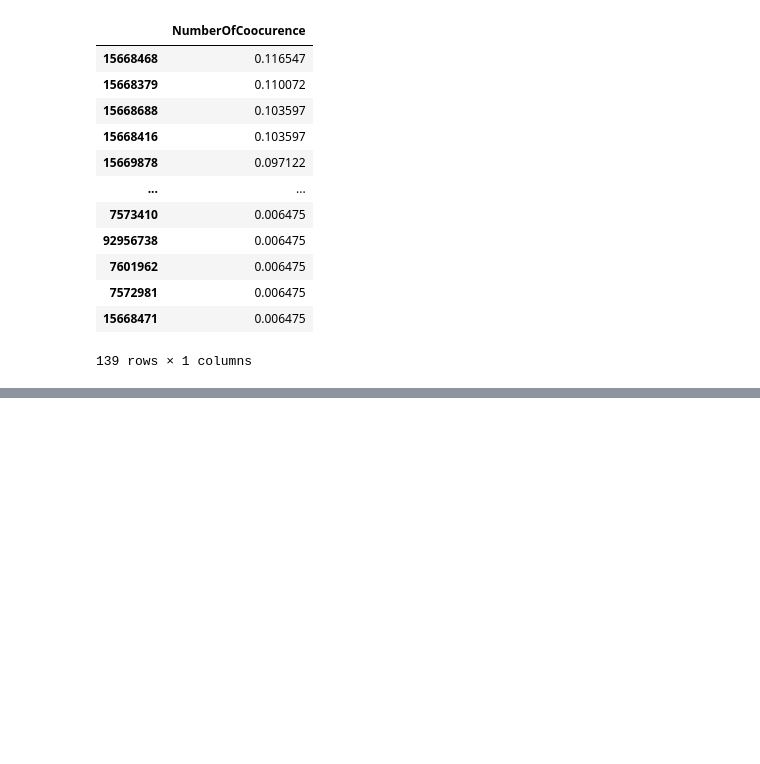
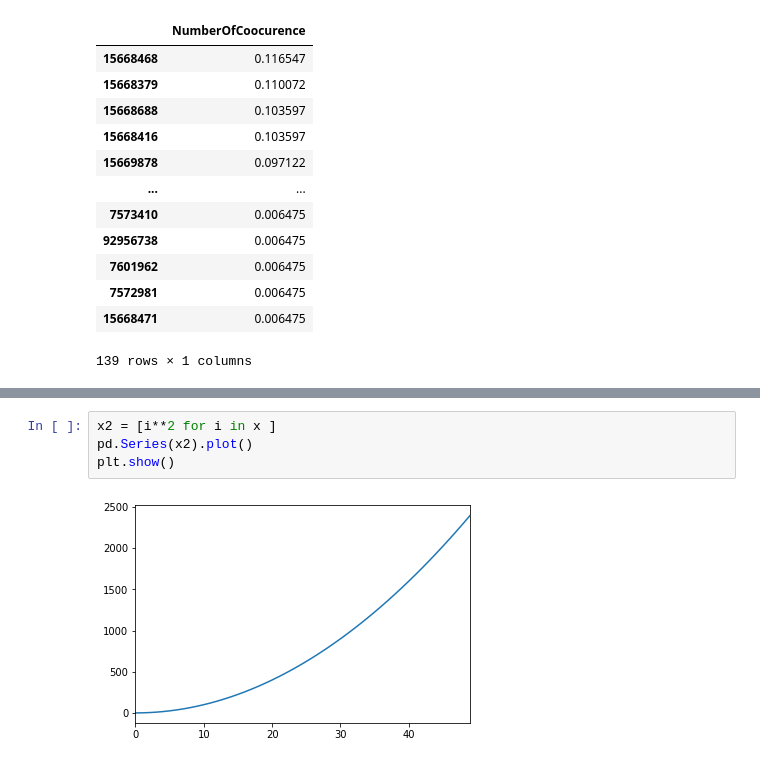
Before and after one commit to mrmachatschek/recommender_system, a Jupyter notebook: main.ipynb, the cells around one changed output, grey strips where cells are left out. Drawn from its saved outputs; the diff is of its cells as text; blank space fills up the shorter version.

```diff
--- a/main.ipynb
+++ b/main.ipynb
@@ -514,0 +529,6 @@ smart_basket(df)
+# %%
+x2 = [i**2 for i in x ]
+pd.Series(x2).plot()
+plt.show()
+# %% [output]
+[figure, added]
```
Also changed, not shown: parts of 31 cells of this notebook, 1 other file.
